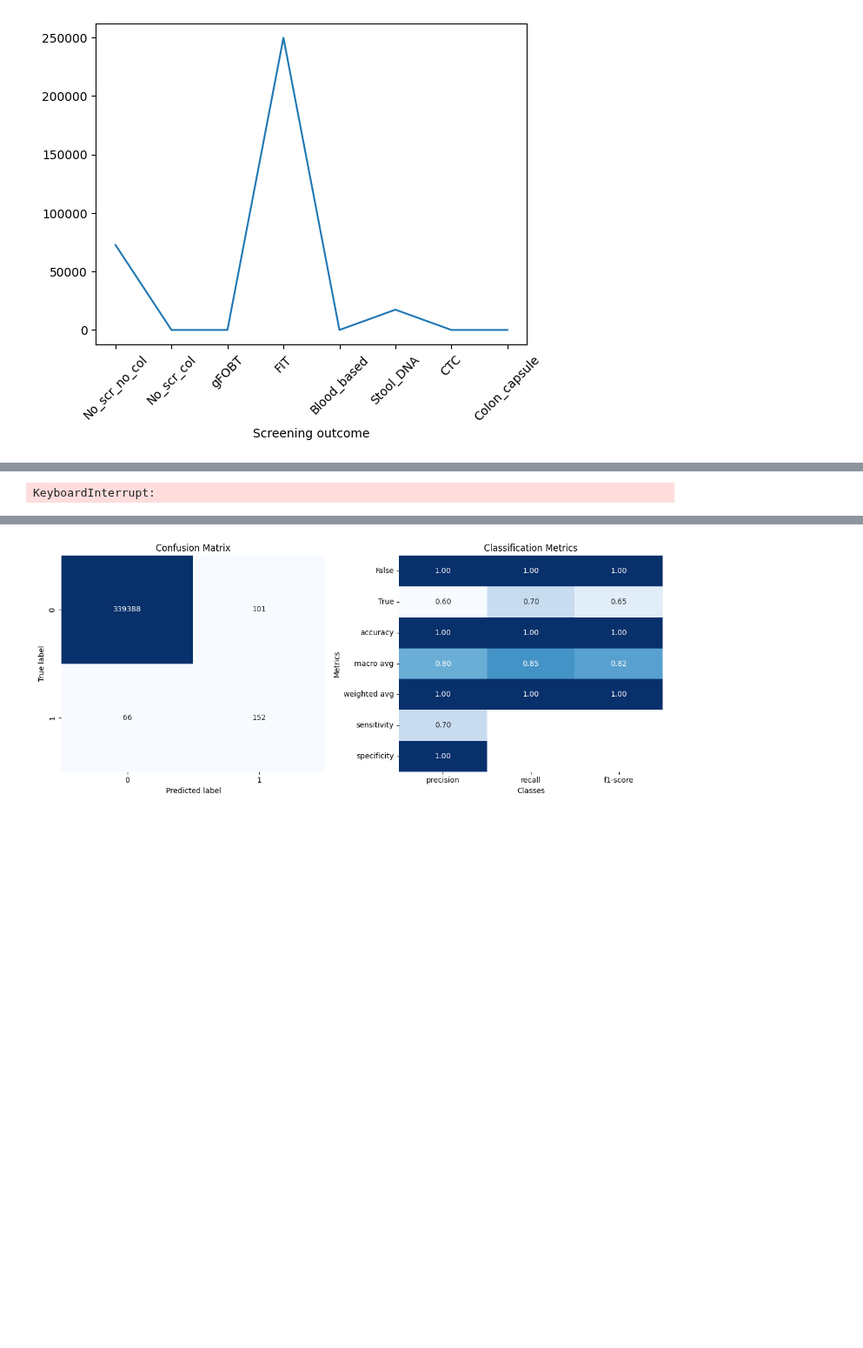
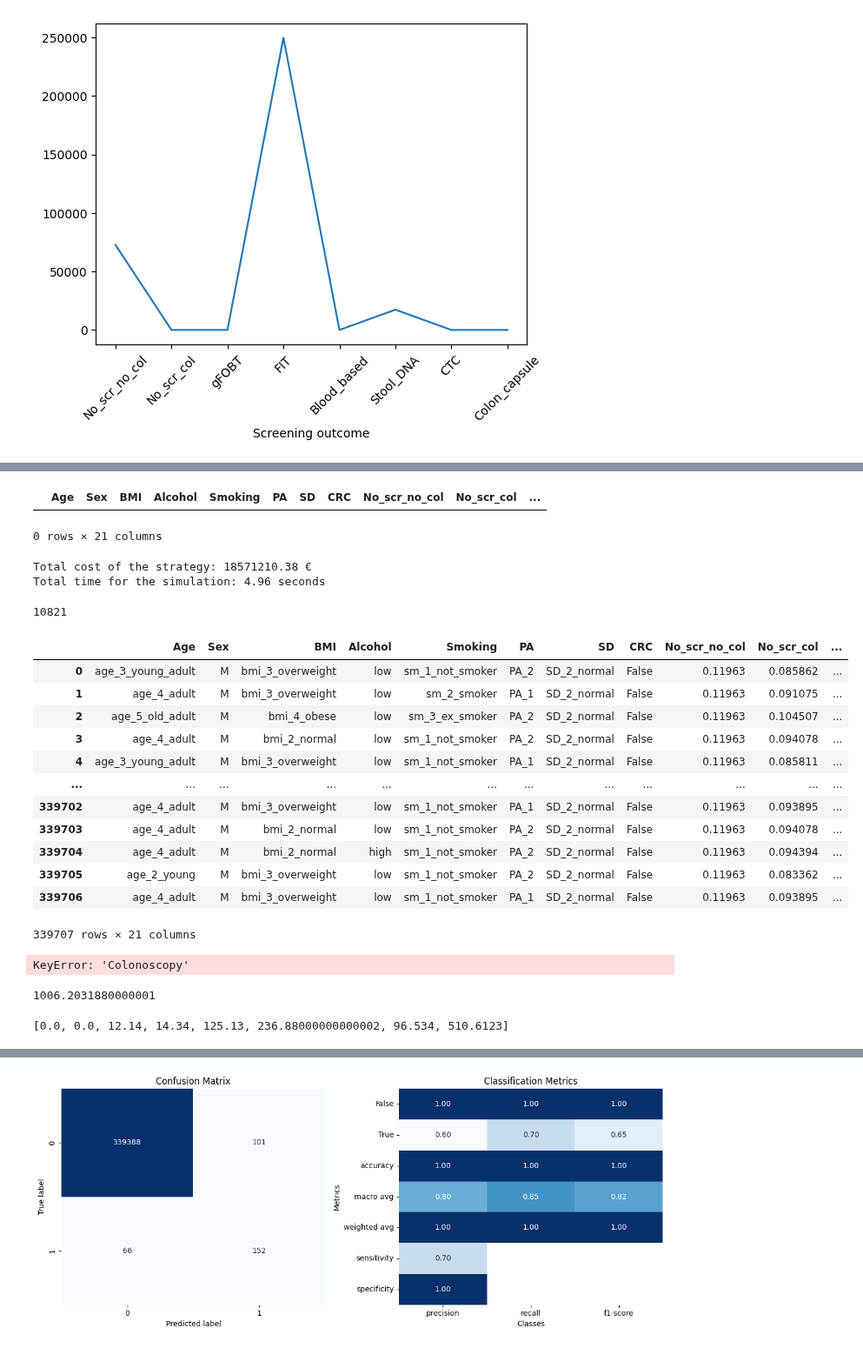
Before and after one commit to DanielCorralesAlonso/Decision_Model_Screening_CRC, a Jupyter notebook: use_cases.ipynb, the cells around one changed output, grey strips where cells are left out. Shown at 87% size. Cells and saved outputs as stored; diff of their text form; code cells hidden in the pictures; blank space fills up the shorter version.

Commit message:
updates on use case for new strategy

```diff
--- a/use_cases.ipynb
+++ b/use_cases.ipynb
@@ -754,16 +803,19 @@ Text(0.5, 0, 'Screening outcome')
+# %%
+selected_patients = df_test.loc[df_test["best_option"] == possible_outcomes[i]].copy()
+selected_patients
+# %% [output]
+|  | Age | Sex | BMI | Alcohol | Smoking | PA | SD | CRC | No_scr_no_col | No_scr_col | ... |
+0 rows × 21 columns
 # %%
 from simulations import simulate_test_results
 import time
 
 t1 = time.time()
 
-df_test["Screening_strategy"] = best_options_df["Best_option"]
-df_test["Colonoscopy"] = None
-
 for i, strategy in enumerate(possible_outcomes):
 
     if strategy == "No_scr_no_col":
-        selected_patients = df_test.loc[best_options_df[best_options_df["Best_option"] == possible_outcomes[i]].index].copy()
+        selected_patients = df_test.loc[df_test[df_test["best_option"] == possible_outcomes[i]].index].copy()
 
         y_selected_patients = selected_patients["CRC"]
 
@@ -773,7 +825,7 @@ for i, strategy in enumerate(possible_outcomes):
         continue
 
     elif strategy == "No_scr_col":
-        selected_patients = df_test.loc[best_options_df[best_options_df["Best_option"] == possible_outcomes[i]].index].copy()
+        selected_patients = df_test.loc[df_test[df_test["best_option"] == possible_outcomes[i]].index].copy()
 
         y_selected_patients = selected_patients["CRC"]
 
@@ -790,7 +842,7 @@ for i, strategy in enumerate(possible_outcomes):
 
     else:
 
-        selected_patients = df_test.loc[best_options_df[best_options_df["Best_option"] == possible_outcomes[i]].index].copy()
+        selected_patients = df_test.loc[df_test[df_test["best_option"] == possible_outcomes[i]].index].copy()
 
         y_selected_patients = selected_patients["CRC"]
 
@@ -820,14 +872,12 @@ for i, strategy in enumerate(possible_outcomes):
 total_cost_of_screening = 0.0
 total_cost_of_colonoscopy = 0.0
 scr_costs = net.get_node_value("COST")[::2]
+scr_costs.insert(1, 0.0)
+
 col_costs = net.get_node_value("COST")[1]
 
-for i in range(df_test.shape[0]):
-    scr_strat = df_test.iloc[i]["Screening_strategy"]
-    total_cost_of_screening += scr_costs[possible_outcomes.index(scr_strat)]
-
-    if df_test.iloc[i]["Colonoscopy"] == "Colonoscopy":
-        total_cost_of_colonoscopy += col_costs
+total_cost_of_screening = np.matmul(np.array(scr_costs),counts.values)
+total_cost_of_colonoscopy = col_costs*(df_test["Colonoscopy"].value_counts()["Colonoscopy"])
 
 
 t2 = time.time()
@@ -835,4 +885,38 @@ t2 = time.time()
 print(f"Total cost of the strategy: {total_cost_of_screening + total_cost_of_colonoscopy:.2f} €")
 print(f"Total time for the simulation: {t2 - t1:.2f} seconds")
 # %% [output]
-KeyboardInterrupt:
+Total cost of the strategy: 18571210.38 €
+Total time for the simulation: 4.96 seconds
+# %%
+df_test["Colonoscopy"].value_counts()["Colonoscopy"]
+# %% [output]
+10821
+# %%
+df_test
+# %% [output]
+|  | Age | Sex | BMI | Alcohol | Smoking | PA | SD | CRC | No_scr_no_col | No_scr_col | ... |
+| 0 | age_3_young_adult | M | bmi_3_overweight | low | sm_1_not_smoker | PA_2 | SD_2_normal | False | 0.11963 | 0.085862 | ... |
+| 1 | age_4_adult | M | bmi_3_overweight | low | sm_2_smoker | PA_1 | SD_2_normal | False | 0.11963 | 0.091075 | ... |
+| 2 | age_5_old_adult | M | bmi_4_obese | low | sm_3_ex_smoker | PA_2 | SD_2_normal | False | 0.11963 | 0.104507 | ... |
+| 3 | age_4_adult | M | bmi_2_normal | low | sm_1_not_smoker | PA_2 | SD_2_normal | False | 0.11963 | 0.094078 | ... |
+| 4 | age_3_young_adult | M | bmi_3_overweight | low | sm_1_not_smoker | PA_1 | SD_2_normal | False | 0.11963 | 0.085811 | ... |
+| ... | ... | ... | ... | ... | ... | ... | ... | ... | ... | ... | ... |
+| 339702 | age_4_adult | M | bmi_3_overweight | low | sm_1_not_smoker | PA_1 | SD_2_normal | False | 0.11963 | 0.093895 | ... |
+| 339703 | age_4_adult | M | bmi_2_normal | low | sm_1_not_smoker | PA_2 | SD_2_normal | False | 0.11963 | 0.094078 | ... |
+| 339704 | age_4_adult | M | bmi_2_normal | high | sm_1_not_smoker | PA_2 | SD_2_normal | False | 0.11963 | 0.094394 | ... |
+| 339705 | age_2_young | M | bmi_3_overweight | low | sm_1_not_smoker | PA_2 | SD_2_normal | False | 0.11963 | 0.083362 | ... |
+| 339706 | age_4_adult | M | bmi_3_overweight | low | sm_1_not_smoker | PA_1 | SD_2_normal | False | 0.11963 | 0.093895 | ... |
+339707 rows × 21 columns
+# %%
+df_test["Colonoscopy"].value_counts()
+# %% [output]
+KeyError: 'Colonoscopy'
+# %%
+col_costs
+# %% [output]
+1006.2031880000001
+# %%
+scr_costs.insert(1, 0.0)
+scr_costs
+# %% [output]
+[0.0, 0.0, 12.14, 14.34, 125.13, 236.88000000000002, 96.534, 510.6123]
```
Also changed, not shown: parts of 8 cells of this notebook, 17 other files.
